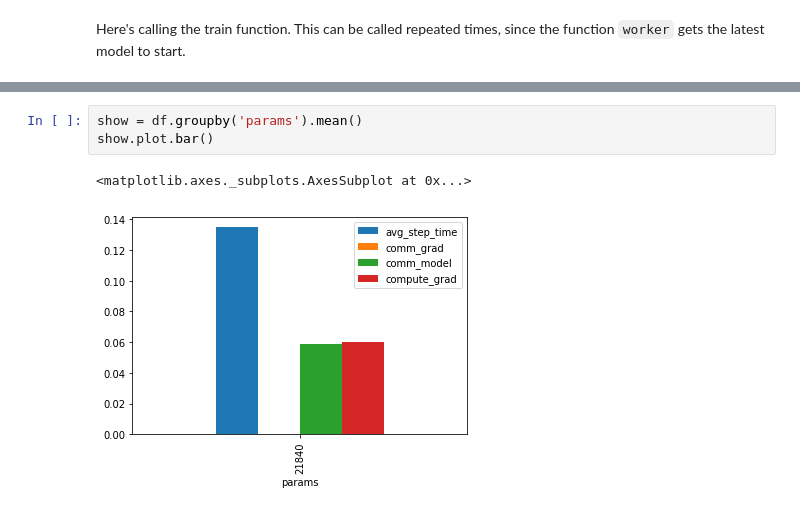
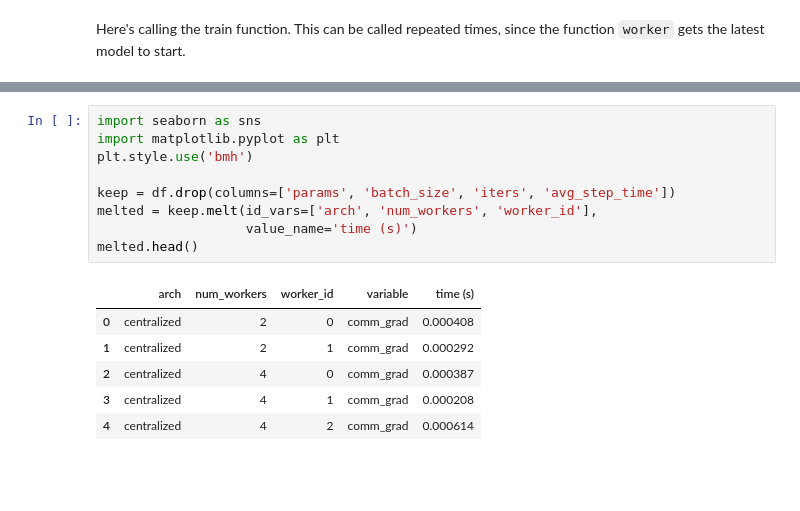
Before and after one commit to stsievert/dask-ps, a Jupyter notebook: Centralized-PS.ipynb, the cells around one changed output, grey strips where cells are left out. Cells and saved outputs as stored; diff of their text form; blank space fills up the shorter version.

```diff
--- a/Centralized-PS.ipynb
+++ b/Centralized-PS.ipynb
@@ -216,6 +183,16 @@ df
-# %%
-show = df.groupby('params').mean()
-show.plot.bar()
-# %% [output]
-<matplotlib.axes._subplots.AxesSubplot at 0x...>
-[figure, removed]
+# %%
+import seaborn as sns
+import matplotlib.pyplot as plt
+plt.style.use('bmh')
+
+keep = df.drop(columns=['params', 'batch_size', 'iters', 'avg_step_time'])
+melted = keep.melt(id_vars=['arch', 'num_workers', 'worker_id'],
+                   value_name='time (s)')
+melted.head()
+# %% [output]
+|  | arch | num_workers | worker_id | variable | time (s) |
+| 0 | centralized | 2 | 0 | comm_grad | 0.000408 |
+| 1 | centralized | 2 | 1 | comm_grad | 0.000292 |
+| 2 | centralized | 4 | 0 | comm_grad | 0.000387 |
+| 3 | centralized | 4 | 1 | comm_grad | 0.000208 |
+| 4 | centralized | 4 | 2 | comm_grad | 0.000614 |
```
Also changed, not shown: parts of 30 cells of this notebook, 4 other files.
